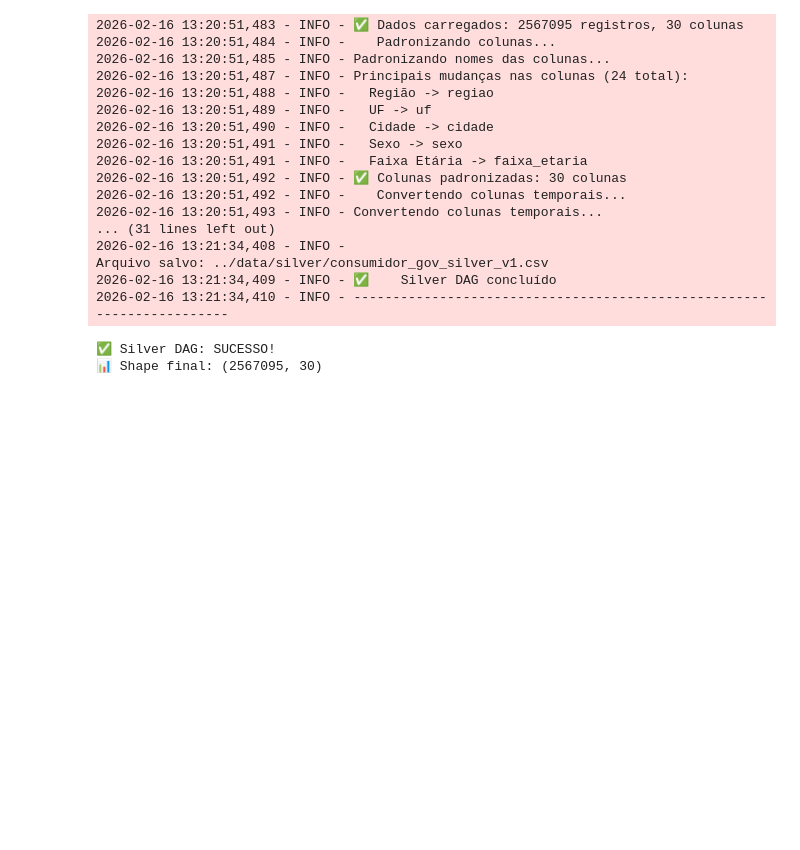
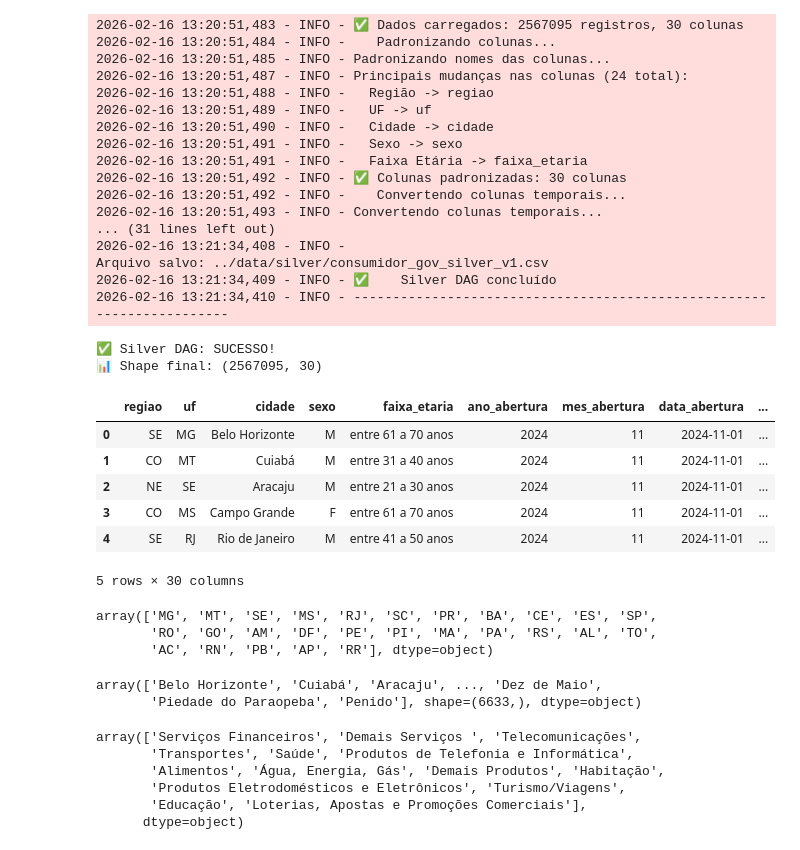
Before and after one commit to afloradda/projeto_mediacao_bancaria, a Jupyter notebook: notebooks/test_silver.ipynb, the cells around one changed output. Drawn from its saved outputs; the diff is of its cells as text; code cells hidden in the pictures; blank space fills up the shorter version.

```diff
--- a/notebooks/test_silver.ipynb
+++ b/notebooks/test_silver.ipynb
@@ -344,3 +344,42 @@ Arquivo salvo: ../data/silver/consumidor_gov_silver_v1.csv
 2026-02-16 13:21:34,410 - INFO - ----------------------------------------------------------------------
 ✅ Silver DAG: SUCESSO!
 📊 Shape final: (2567095, 30)
+# %%
+import pandas as pd
+
+df = pd.read_csv("../data/silver/consumidor_gov_silver_v1.csv", sep=';')
+df.head()
+# %% [output]
+|  | regiao | uf | cidade | sexo | faixa_etaria | ano_abertura | mes_abertura | data_abertura | ... |
+| 0 | SE | MG | Belo Horizonte | M | entre 61 a 70 anos | 2024 | 11 | 2024-11-01 | ... |
+| 1 | CO | MT | Cuiabá | M | entre 31 a 40 anos | 2024 | 11 | 2024-11-01 | ... |
+| 2 | NE | SE | Aracaju | M | entre 21 a 30 anos | 2024 | 11 | 2024-11-01 | ... |
+| 3 | CO | MS | Campo Grande | F | entre 61 a 70 anos | 2024 | 11 | 2024-11-01 | ... |
+| 4 | SE | RJ | Rio de Janeiro | M | entre 41 a 50 anos | 2024 | 11 | 2024-11-01 | ... |
+5 rows × 30 columns
+# %%
+df_check_uf = df["uf"].unique()
+
+display(df_check_uf)
+# %% [output]
+array(['MG', 'MT', 'SE', 'MS', 'RJ', 'SC', 'PR', 'BA', 'CE', 'ES', 'SP',
+       'RO', 'GO', 'AM', 'DF', 'PE', 'PI', 'MA', 'PA', 'RS', 'AL', 'TO',
+       'AC', 'RN', 'PB', 'AP', 'RR'], dtype=object)
+# %%
+df_check_cidade = df["cidade"].unique()
+
+display(df_check_cidade) # ~+1063 cidades relatadas na análse inicial
+# %% [output]
+array(['Belo Horizonte', 'Cuiabá', 'Aracaju', ..., 'Dez de Maio',
+       'Piedade do Paraopeba', 'Penido'], shape=(6633,), dtype=object)
+# %%
+df_check_area = df["area"].unique()
+
+display(df_check_area)
+# %% [output]
+array(['Serviços Financeiros', 'Demais Serviços ', 'Telecomunicações',
+       'Transportes', 'Saúde', 'Produtos de Telefonia e Informática',
+       'Alimentos', 'Água, Energia, Gás', 'Demais Produtos', 'Habitação',
+       'Produtos Eletrodomésticos e Eletrônicos', 'Turismo/Viagens',
+       'Educação', 'Loterias, Apostas e Promoções Comerciais'],
+      dtype=object)
```
Also changed, not shown: 3 other files.
